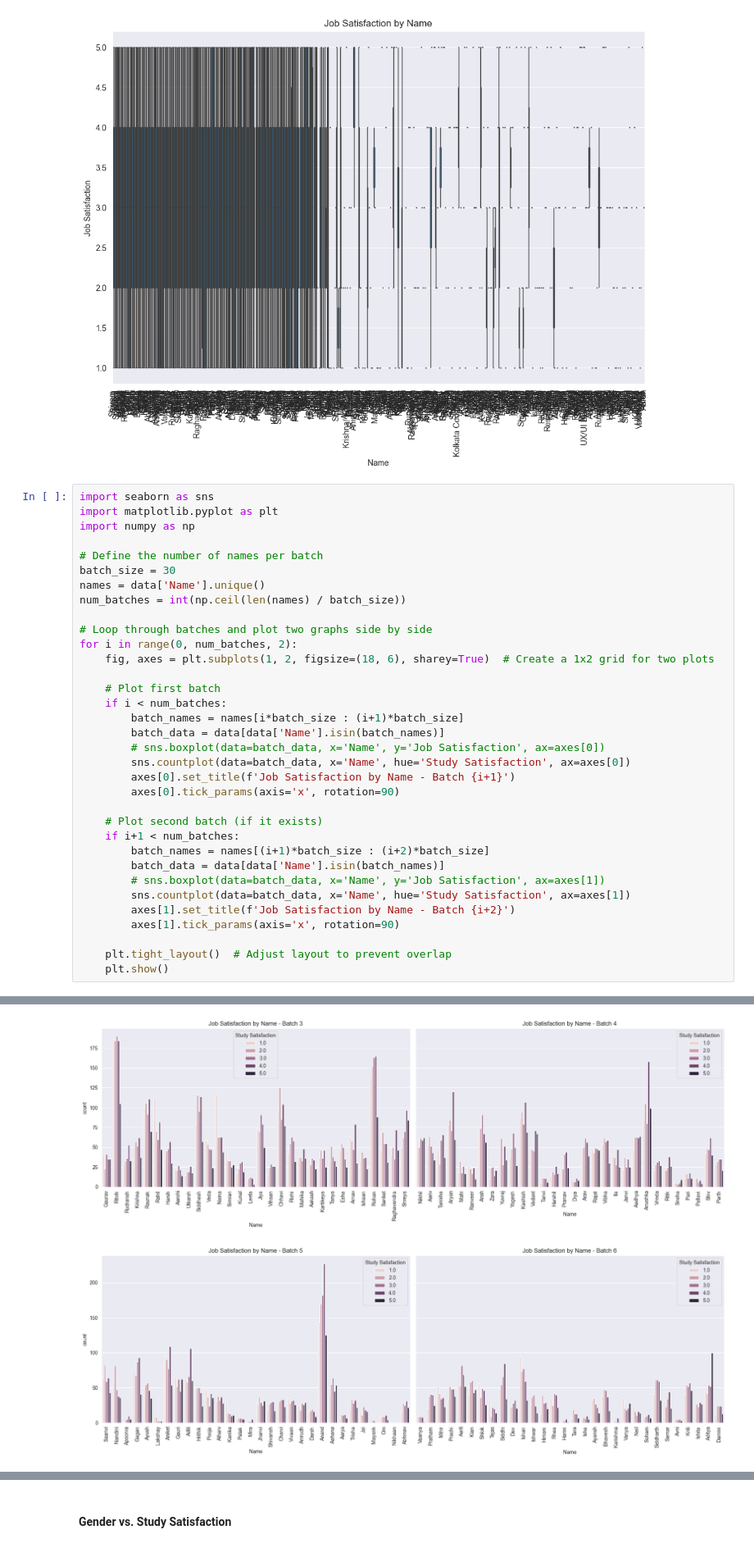
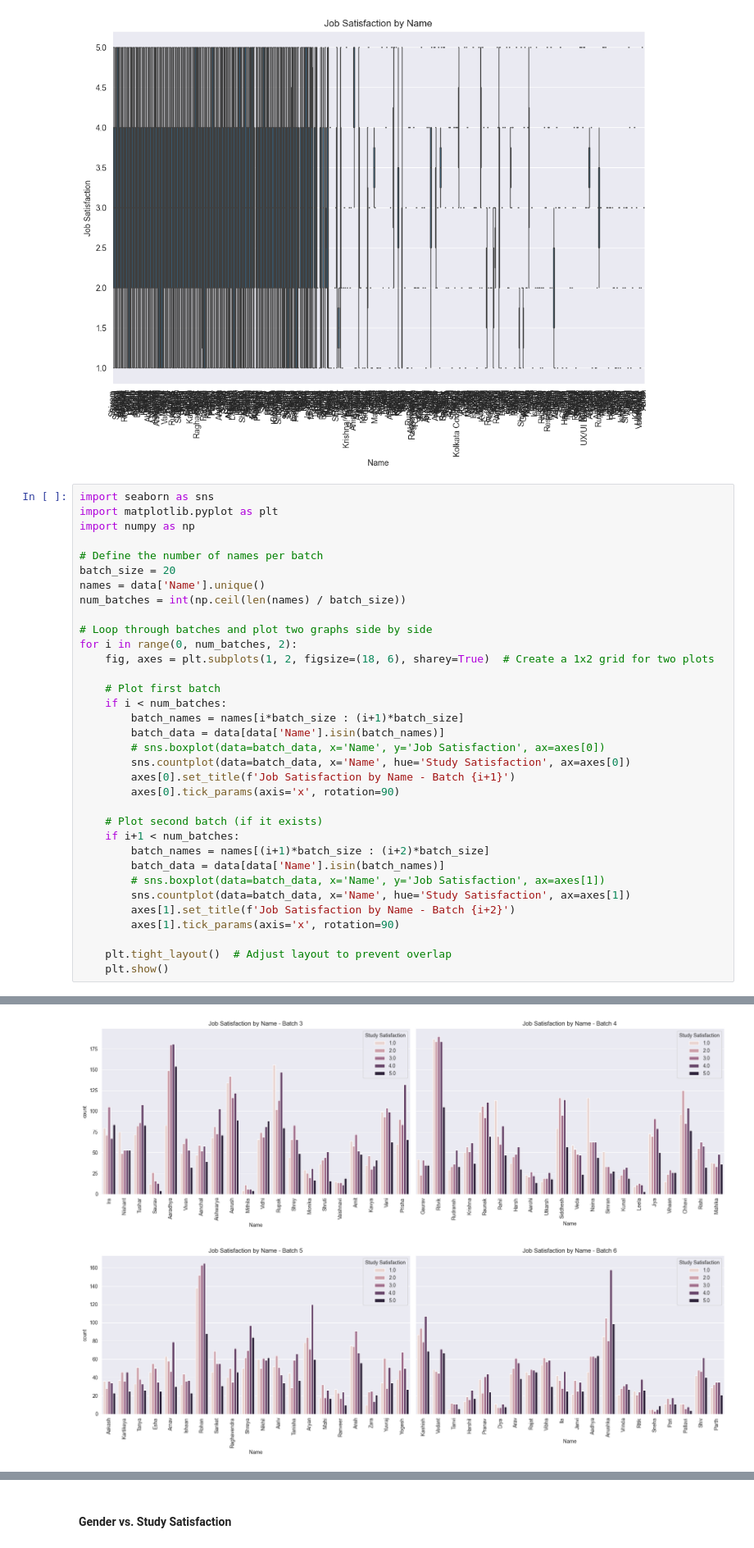
Before and after one commit to ktxdev/mind-matters, a Jupyter notebook: notebooks/EDA.ipynb, the cells around one changed output, grey strips where cells are left out. Shown at 82% size. Cells and saved outputs as stored; diff of their text form.

Commit message:
Batching categories with multiple categories for bivariate analysis

```diff
--- a/notebooks/EDA.ipynb
+++ b/notebooks/EDA.ipynb
@@ -552,7 +552,7 @@ import matplotlib.pyplot as plt
 import numpy as np
 
 # Define the number of names per batch
-batch_size = 30
+batch_size = 20
 names = data['Name'].unique()
 num_batches = int(np.ceil(len(names) / batch_size))
 
@@ -585,2 +585,2 @@ for i in range(0, num_batches, 2):
-[figure, old version]
+[figure, new version]
-[figure, old version]
+[figure, new version]
```
Also changed, not shown: parts of 1 cell of this notebook.
